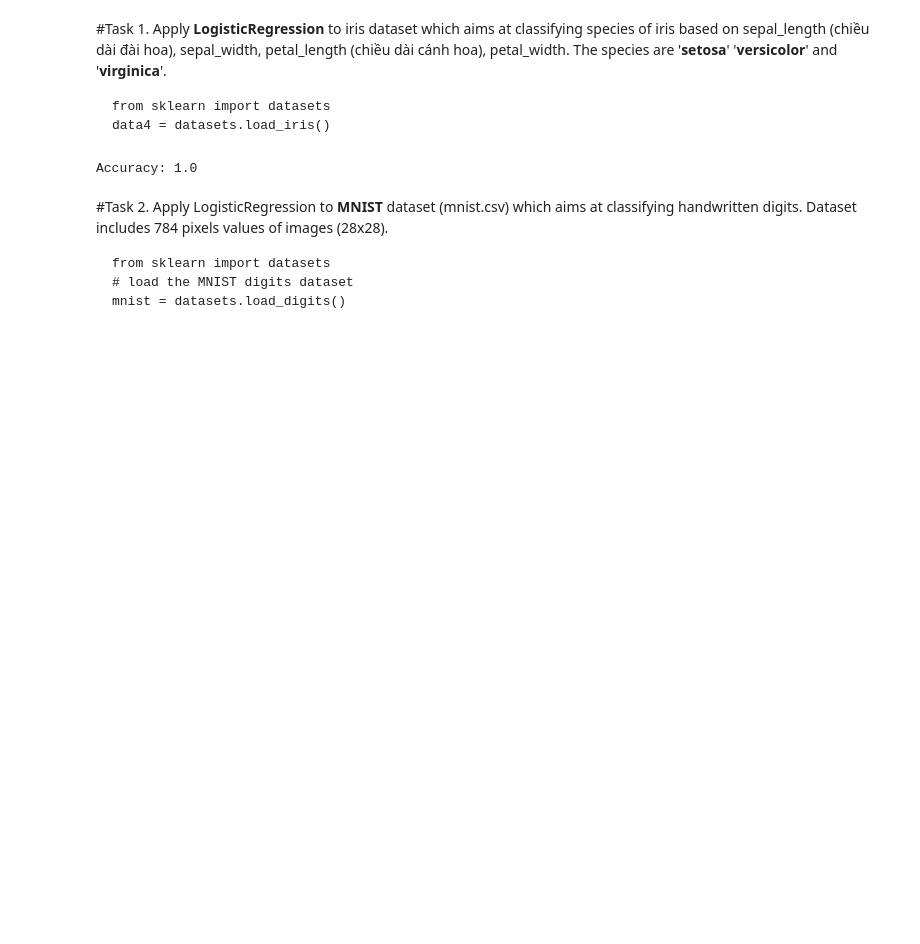
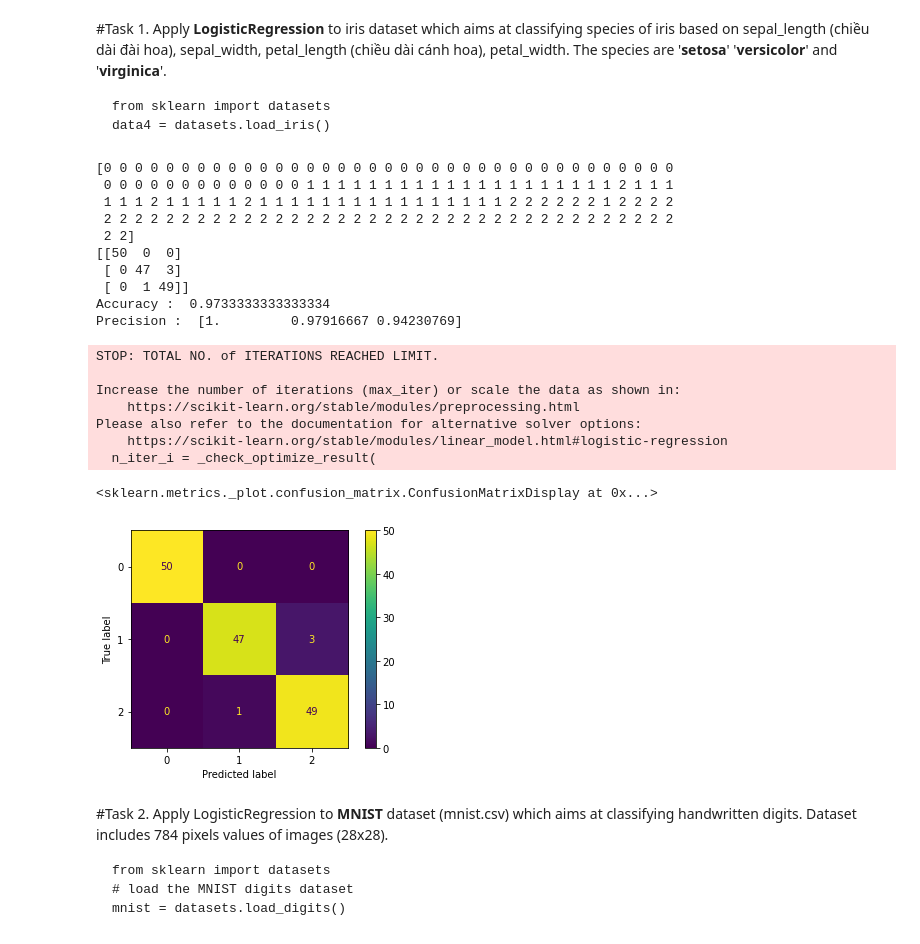
Before and after one commit to HoangTrungHieu-20130260/ML2023_20130260_HoangTrungHieu, a Jupyter notebook: Lab_4_20130260_HoangTrungHieu.ipynb, the cells around one changed output. Cells and saved outputs as stored; diff of their text form; code cells hidden in the pictures; blank space fills up the shorter version.

````diff
--- a/Lab_4_20130260_HoangTrungHieu.ipynb
+++ b/Lab_4_20130260_HoangTrungHieu.ipynb
@@ -38,25 +38,41 @@ Apply **LogisticRegression** to iris dataset which aims at classifying species o
 from sklearn import datasets
 data4 = datasets.load_iris()
 ```
-# %%
-# code
-from sklearn import datasets
-from sklearn.model_selection import train_test_split
-from sklearn.linear_model import LogisticRegression
-from sklearn.metrics import accuracy_score
-
-data4 = datasets.load_iris()
-X = data4.data
-y = data4.target
-X_train, X_test, y_train, y_test = train_test_split(X, y, test_size = 0.3, random_state= 42)
-clf = LogisticRegression()
-clf.fit(X_train, y_train)
-y_pred = clf.predict(X_test)
-accuracy = accuracy_score(y_test, y_pred)
-print()
-print("Accuracy:", accuracy)
-# %% [output]
-Accuracy: 1.0
+# %%
+# code
+
+data4 = datasets.load_iris()
+X_train=data4.data
+Y_train=data4.target
+classifier = LogisticRegression(random_state = 0)
+classifier.fit(X_train, Y_train)
+Y_pred = classifier.predict(X_train)
+cm = confusion_matrix(Y_train, Y_pred)
+print(Y_pred)
+print(cm)
+print ("Accuracy : ", accuracy_score(Y_train, Y_pred))
+print ("Precision : ", precision_score(Y_train, Y_pred, average=None))
+ConfusionMatrixDisplay.from_predictions(Y_train,Y_pred)
+# %% [output]
+[0 0 0 0 0 0 0 0 0 0 0 0 0 0 0 0 0 0 0 0 0 0 0 0 0 0 0 0 0 0 0 0 0 0 0 0 0
+ 0 0 0 0 0 0 0 0 0 0 0 0 0 1 1 1 1 1 1 1 1 1 1 1 1 1 1 1 1 1 1 1 1 2 1 1 1
+ 1 1 1 2 1 1 1 1 1 2 1 1 1 1 1 1 1 1 1 1 1 1 1 1 1 1 2 2 2 2 2 2 1 2 2 2 2
+ 2 2 2 2 2 2 2 2 2 2 2 2 2 2 2 2 2 2 2 2 2 2 2 2 2 2 2 2 2 2 2 2 2 2 2 2 2
+ 2 2]
+[[50  0  0]
+ [ 0 47  3]
+ [ 0  1 49]]
+Accuracy :  0.9733333333333334
+Precision :  [1.         0.97916667 0.94230769]
+STOP: TOTAL NO. of ITERATIONS REACHED LIMIT.
+
+Increase the number of iterations (max_iter) or scale the data as shown in:
+    https://scikit-learn.org/stable/modules/preprocessing.html
+Please also refer to the documentation for alternative solver options:
+    https://scikit-learn.org/stable/modules/linear_model.html#logistic-regression
+  n_iter_i = _check_optimize_result(
+<sklearn.metrics._plot.confusion_matrix.ConfusionMatrixDisplay at 0x...>
+[figure, added]
 # %% [markdown]
 #Task 2.
 Apply LogisticRegression to **MNIST** dataset (mnist.csv) which aims at classifying handwritten digits. Dataset includes 784 pixels values of images (28x28).
````
Also changed, not shown: parts of 4 cells of this notebook.
